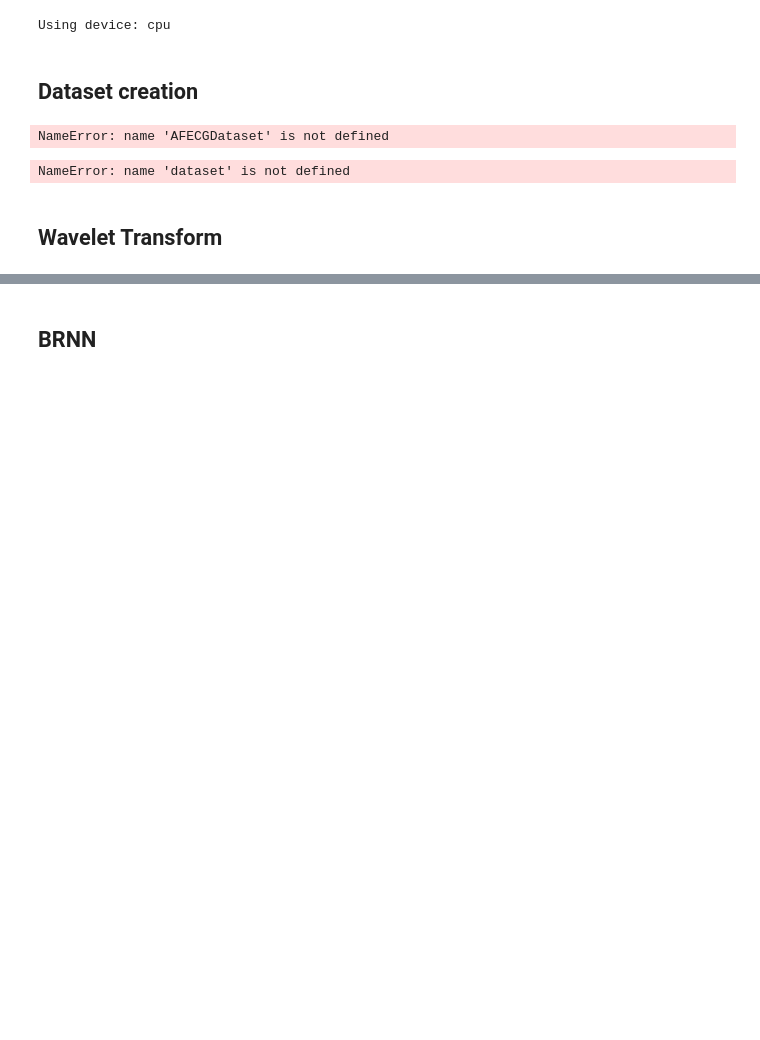
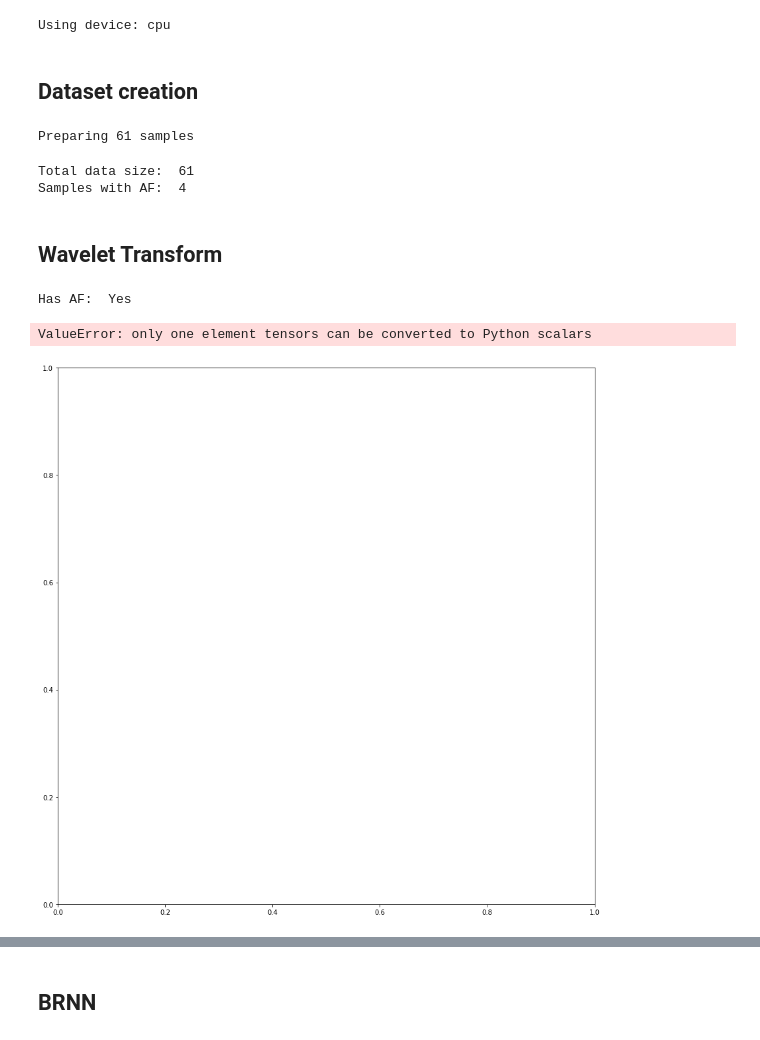
Before and after one commit to kalifadan/Final_project_cs236781, a Jupyter notebook: src/Model.ipynb, the cells around one changed output, grey strips where cells are left out. Drawn from its saved outputs; the diff is of its cells as text; code cells hidden in the pictures; blank space fills up the shorter version.

Commit message:
Fix wavelet decomposition

```diff
--- a/src/Model.ipynb
+++ b/src/Model.ipynb
@@ -51,17 +54,30 @@ Using device: cpu
 ## Dataset creation
 # %%
 dataset_name = 'afdb'
-dataset = AFECGDataset(dataset_name, '../data/afdb/')
+dataset = AFECGDataset(dataset_name, '../data/afdb/', wavelet=WaveletTransform())
-# %% [output]
-NameError: name 'AFECGDataset' is not defined
 # %%
-dataset.load()
+dataset.load('./temp/' + dataset_name)
 # %% [output]
-NameError: name 'dataset' is not defined
+Preparing 61 samples
 # %%
 images_per_sample = 20
 total_data_size = len(dataset)
 print("Total data size: ", total_data_size)
-print("Patients with AF: ", dataset.labels.sum().item())
+print("Samples with AF: ", dataset.labels.sum().item())
+# %% [output]
+Total data size:  61
+Samples with AF:  4
 # %% [markdown]
 ##  Wavelet Transform
+# %%
+powers, label = dataset[0]
+print('Has AF: ', 'Yes' if label == 1 else 'No')
+
+signal = resample(powers[0], 7000)
+plt.figure(figsize=(15, 15))
+plt.imshow(signal)
+plt.show()
+# %% [output]
+Has AF:  Yes
+ValueError: only one element tensors can be converted to Python scalars
+[figure, added]
```
Also changed, not shown: parts of 9 cells of this notebook, 4 other files.
